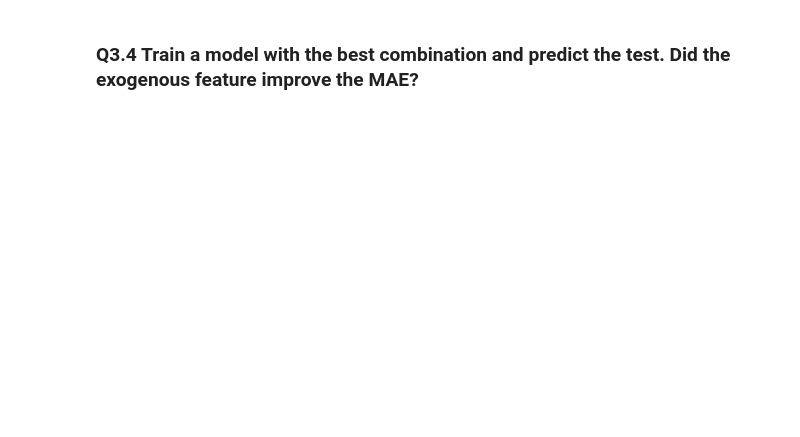
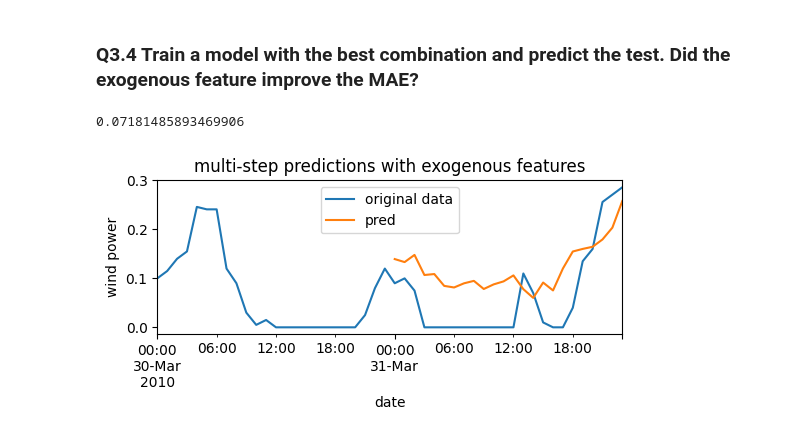
Before and after one commit to DarynaP/batch6-workspace, a Jupyter notebook: S03 - Time Series/BLU06 - Machine Learning for Time Series/Exercise notebook.ipynb, the cells around one changed output. Drawn from its saved outputs; the diff is of its cells as text; code cells hidden in the pictures; blank space fills up the shorter version.

```diff
--- a/S03 - Time Series/BLU06 - Machine Learning for Time Series/Exercise notebook.ipynb
+++ b/S03 - Time Series/BLU06 - Machine Learning for Time Series/Exercise notebook.ipynb
@@ -255,11 +306,8 @@ exog = exog.sort_index()
 # %%
 # Remember you want to build a number of leads corresponding to the 24 values of the next day
 
-# df["exog"] =
-# df =
-
-# YOUR CODE HERE
-raise NotImplementedError()
+df["exog"] = exog["ws"]
+df = build_exog_features(df, 24)
 # %%
 expected_hash = 'dc81d4b4ac58b278e08f7c97d999d52f0b6b2416fa6ee85c37371b65194b92e1'
 assert hashlib.sha256(str(df.shape).encode()).hexdigest() == expected_hash
@@ -278,3 +330,10 @@ raise NotImplementedError()
+# %%
+# df_multistep_train =
+# df_multistep_val =
+# df_multistep_test =
+df_multistep_train = df.iloc[:-48]
+df_multistep_val = df.iloc[-48:-24]
+df_multistep_test = df.iloc[-24:]
 # %%
 expected_hash = '2837155d68248a6d1b420e270ceed5dc0a593693ad57948e1fc4df01ecf97695'
 assert hashlib.sha256(str(df_multistep_train.shape).encode()).hexdigest() == expected_hash
@@ -352,3 +436,37 @@ raise NotImplementedError()
+# %%
+# We expect you to train the final model with train and val together.
+# df_multistep_train_val =
+# predictions =
+# test_mae =
+
+df_multistep_train_val = df_multistep_train.append(df_multistep_val)
+
+
+predictions = predict_n_periods(series_= df_multistep_train_val,
+                  n_periods = 24,
+                  model = GradientBoostingRegressor(n_estimators=20, random_state=10),
+                  num_periods_lagged = 3,
+                  num_periods_diffed = 0,
+                  weekday = False,
+                  month = False,
+                  rolling = [],
+                  holidays = False,
+                  target = "wp"
+                  )
+
+
+test_mae = mean_absolute_error(df_multistep_test.wp, predictions)
+test_mae
+# %% [output]
+0.07181485893469906
 # %%
 expected_hash = '5b0c19587a858f320eda9f4a1e31017027fb7f5a970424aa7e00b6e38eeac273'
 assert hashlib.sha256(str(np.round(test_mae,5)).encode()).hexdigest() == expected_hash
+# %%
+df[-48:].wp.plot(label="original data")
+plt.ylabel('wind power')
+pd.Series(predictions, index=df_multistep_test.index).plot(label="pred")
+plt.title('multi-step predictions with exogenous features')
+plt.legend();
+# %% [output]
+[figure, added]
```
Also changed, not shown: parts of 11 cells of this notebook.
